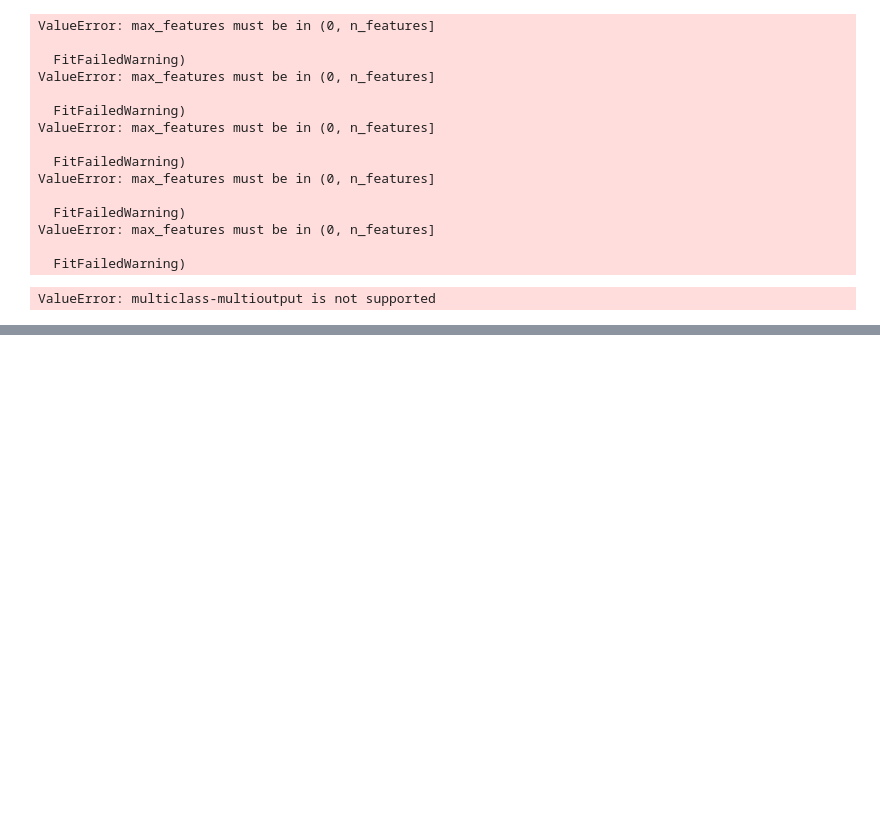
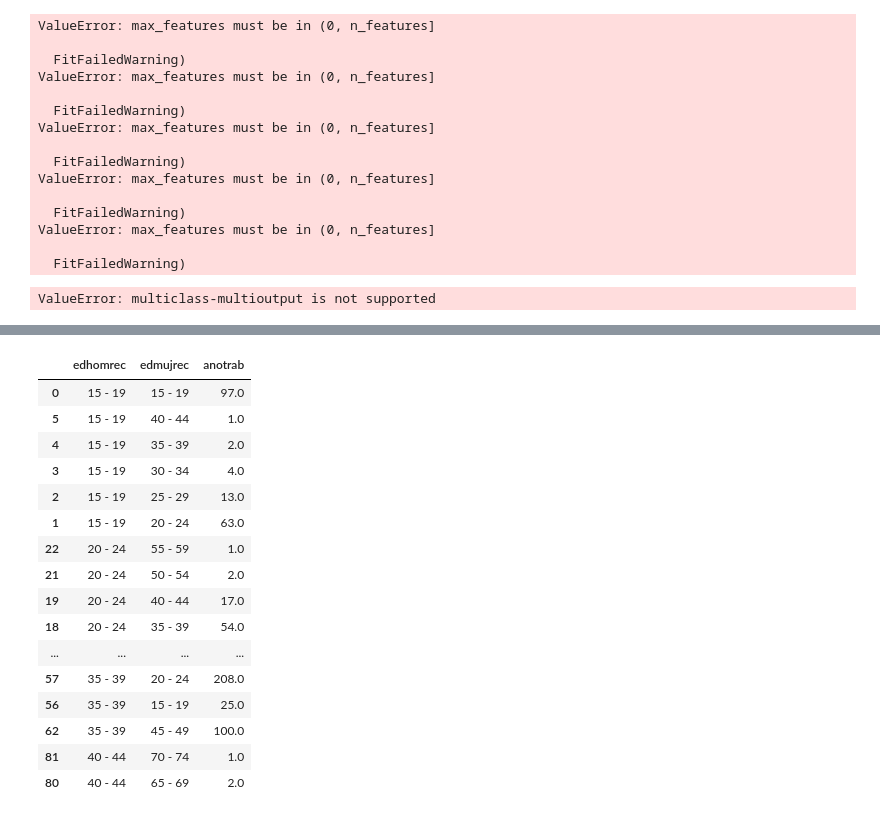
Before and after one commit to jiesquivele/MatchMakerPredictiveModel, a Jupyter notebook: MatchMakerPredictiveModel.ipynb, the cells around one changed output, grey strips where cells are left out. Drawn from its saved outputs; the diff is of its cells as text; code cells hidden in the pictures; blank space fills up the shorter version.

```diff
--- a/MatchMakerPredictiveModel.ipynb
+++ b/MatchMakerPredictiveModel.ipynb
@@ -106,5 +114,42 @@ Requirement already satisfied: six>=1.5 in c:\users\ignacio\anaconda3\lib\site-p
 # %%
 df=pd.read_spss("MATRIMONIOS2018.sav")
+# %%
+# HOMBRE
+
+# create a list of our conditions
+conditions = [
+    (df['edhomrec'] == "15-19" or df['edhomrec'] == "20-24"),
+    (df['edhomrec'] == "25-29")
+    (df['edhomrec'] == "30-34")
+    ]
+
+# create a list of the values we want to assign for each condition
+values = ['15-24','25-29', 'tier_2', 'tier_1']
+
+# create a new column and use np.select to assign values to it using our lists as arguments
+df['rangosedadhom'] = np.select(conditions, values)
+
+# display updated DataFrame
+df.head()
+# %%
+# MUJER
+
+# create a list of our conditions
+conditions = [
+    (df['edhomrec'] == "15-24"),
+    (df['edhomrec'] == "") & (df['edhomrec'] <= 9),
+    (df['edhomrec'] > 9) & (df['edhomrec'] <= 15),
+    (df['edhomrec'] > 15)
+    ]
+
+# create a list of the values we want to assign for each condition
+values = ['15-24', '', 'tier_2', 'tier_1']
+
+# create a new column and use np.select to assign values to it using our lists as arguments
+df['rangosedadhom'] = np.select(conditions, values)
+
+# display updated DataFrame
+df.head()
 # %%
 df
 # %% [output]
@@ -1656,0 +1783,4 @@ ValueError: multiclass-multioutput is not supported
+# %%
+df1 = df[df["edhomrec"] != "Ignorada"]
+# %%
+df1 = df1[df1["edmujrec"] != "Ignorada"]
@@ -1656,0 +1804,20 @@ ValueError: multiclass-multioutput is not supported
+# %%
+df1[["edhomrec", "edmujrec", "anotrab"]].groupby(["edhomrec", "edmujrec"]).count().reset_index(level=["edhomrec", "edmujrec"]).sort_values("edhomrec", ascending=True).dropna().head(50)
+# %% [output]
+|  | edhomrec | edmujrec | anotrab |
+| 0 | 15 - 19 | 15 - 19 | 97.0 |
+| 5 | 15 - 19 | 40 - 44 | 1.0 |
+| 4 | 15 - 19 | 35 - 39 | 2.0 |
+| 3 | 15 - 19 | 30 - 34 | 4.0 |
+| 2 | 15 - 19 | 25 - 29 | 13.0 |
+| 1 | 15 - 19 | 20 - 24 | 63.0 |
+| 22 | 20 - 24 | 55 - 59 | 1.0 |
+| 21 | 20 - 24 | 50 - 54 | 2.0 |
+| 19 | 20 - 24 | 40 - 44 | 17.0 |
+| 18 | 20 - 24 | 35 - 39 | 54.0 |
+| ... | ... | ... | ... |
+| 57 | 35 - 39 | 20 - 24 | 208.0 |
+| 56 | 35 - 39 | 15 - 19 | 25.0 |
+| 62 | 35 - 39 | 45 - 49 | 100.0 |
+| 81 | 40 - 44 | 70 - 74 | 1.0 |
+| 80 | 40 - 44 | 65 - 69 | 2.0 |
```
Also changed, not shown: parts of 45 cells of this notebook.
